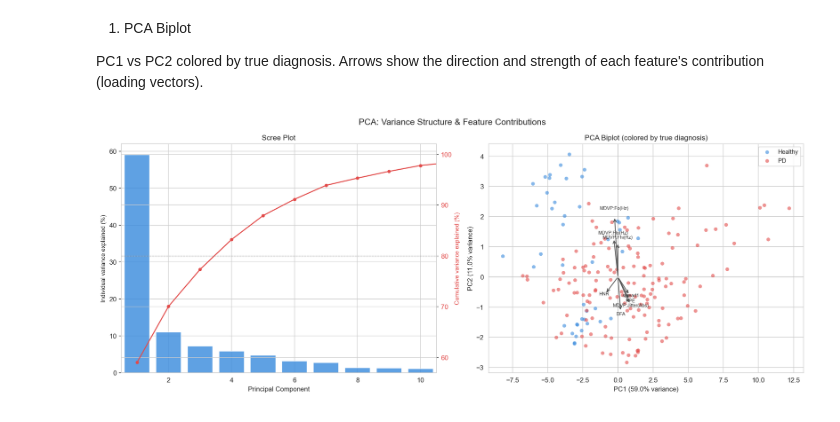
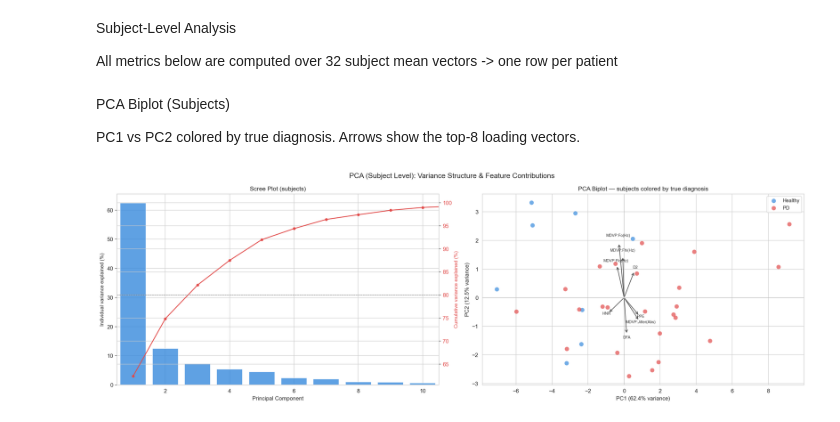
Before and after one commit to nataliia-stempkovska/FoDS-Parkinson-Disease-Dataset, a Jupyter notebook: models/unsupervised-ml/clustering_analysis.ipynb, the cells around one changed output. Saved outputs shown, nothing was run; the diff lists cells and outputs as text; code cells hidden in the pictures.

Commit message:
cleaned up subject-level unsupervised learning

```diff
--- a/models/unsupervised-ml/clustering_analysis.ipynb
+++ b/models/unsupervised-ml/clustering_analysis.ipynb
@@ -111,58 +124,57 @@ PCs needed to explain 80%: 4
+# %% [markdown]
+Subject-Level Analysis
+
+All metrics below are computed over 32 subject mean vectors -> one row per patient
 # %% [markdown]
-1. PCA Biplot
+PCA Biplot (Subjects)
 
-PC1 vs PC2 colored by true diagnosis. Arrows show the direction and strength of each feature's contribution (loading vectors).
+PC1 vs PC2 colored by true diagnosis. Arrows show the top-8 loading vectors.
 # %%
-# Scree plot + PCA biplot side by side
-fig, axes = plt.subplots(1, 2, figsize=(15, 6))
+fig, axes = plt.subplots(1, 2, figsize=(18, 6))
 
 # Scree plot
 ax = axes[0]
-cumvar = np.cumsum(ev_ratio)
-ax.bar(range(1, len(ev_ratio)+1), ev_ratio*100,
+cumvar = np.cumsum(ev_subj)
+ax.bar(range(1, len(ev_subj)+1), ev_subj*100,
        color=PALETTE["Healthy"], alpha=0.8, edgecolor='white', label='Individual')
 ax2 = ax.twinx()
-ax2.plot(range(1, len(ev_ratio)+1), cumvar*100,
+ax2.plot(range(1, len(ev_subj)+1), cumvar*100,
          color=PALETTE["PD"], marker='o', markersize=4, linewidth=1.5, label='Cumulative')
 ax2.axhline(80, color='grey', linestyle='--', linewidth=0.8)
 ax2.set_ylabel('Cumulative variance explained (%)', color=PALETTE["PD"], fontsize=9)
 ax2.tick_params(axis='y', labelcolor=PALETTE["PD"])
 ax.set_xlabel('Principal Component')
 ax.set_ylabel('Individual variance explained (%)', fontsize=9)
-ax.set_title('Scree Plot', fontsize=11)
-ax.set_xlim(0.5, min(10, len(ev_ratio)) + 0.5)
+ax.set_title('Scree Plot (subjects)', fontsize=11)
+ax.set_xlim(0.5, min(10, len(ev_subj)) + 0.5)
 
 # PCA biplot
 ax = axes[1]
+for g, label, color in [(0, 'Healthy', PALETTE["Healthy"]), (1, 'PD', PALETTE["PD"])]:
+    m = y_true_grouped == g
+    ax.scatter(X_pca_subj[m, 0], X_pca_subj[m, 1],
+               c=color, label=label, alpha=0.7, s=60, edgecolors='none')
 
-# scatter by true label
-for g, label, color in [(0, 'Healthy', PALETTE["Healthy"]), (1, 'PD', PALETTE["PD"])]:
-    m = y_true == g
-    ax.scatter(X_pca[m, 0], X_pca[m, 1],
-               c=color, label=label, alpha=0.6, s=30, edgecolors='none')
-
-# loading vectors: top 8 by magnitude in PC1/PC2 plane
-loadings = pca.components_[:2].T   # shape (n_features, 2)
-magnitudes = np.linalg.norm(loadings, axis=1)
-top_idx = np.argsort(magnitudes)[::-1][:8]
-
-scale = 3.5  # scale arrows to fit plot
+loadings_subj = pca_subj.components_[:2].T
+magnitudes    = np.linalg.norm(loadings_subj, axis=1)
+top_idx       = np.argsort(magnitudes)[::-1][:8]
+scale = 3.5
 for i in top_idx:
-    ax.annotate('', xy=(loadings[i,0]*scale, loadings[i,1]*scale), xytext=(0,0),
+    ax.annotate('', xy=(loadings_subj[i,0]*scale, loadings_subj[i,1]*scale), xytext=(0,0),
                 arrowprops=dict(arrowstyle='->', color='#555555', lw=1.2))
-    ax.text(loadings[i,0]*scale*1.12, loadings[i,1]*scale*1.12,
+    ax.text(loadings_subj[i,0]*scale*1.12, loadings_subj[i,1]*scale*1.12,
             features[i], fontsize=7, color='#333333', ha='center')
 
-ax.set_xlabel(f'PC1 ({ev_ratio[0]*100:.1f}% variance)', fontsize=10)
-ax.set_ylabel(f'PC2 ({ev_ratio[1]*100:.1f}% variance)', fontsize=10)
-ax.set_title('PCA Biplot (colored by true diagnosis)', fontsize=11)
+ax.set_xlabel(f'PC1 ({ev_subj[0]*100:.1f}% variance)', fontsize=10)
+ax.set_ylabel(f'PC2 ({ev_subj[1]*100:.1f}% variance)', fontsize=10)
+ax.set_title('PCA Biplot — subjects colored by true diagnosis', fontsize=11)
 ax.legend(fontsize=9)
 ax.axhline(0, color='grey', linewidth=0.4, alpha=0.5)
 ax.axvline(0, color='grey', linewidth=0.4, alpha=0.5)
 
-fig.suptitle('PCA: Variance Structure & Feature Contributions', fontsize=13)
+fig.suptitle('PCA (Subject Level): Variance Structure & Feature Contributions', fontsize=13)
 plt.tight_layout()
-plt.savefig('outputs/clustering_pca_biplot.png', dpi=200, bbox_inches='tight')
+plt.savefig('outputs/clustering_pca_biplot_subject.png', dpi=200, bbox_inches='tight')
 plt.show()
 # %% [output]
-[figure, old version]
+[figure, new version]
```
Also changed, not shown: parts of 18 cells of this notebook, 4 other files.
